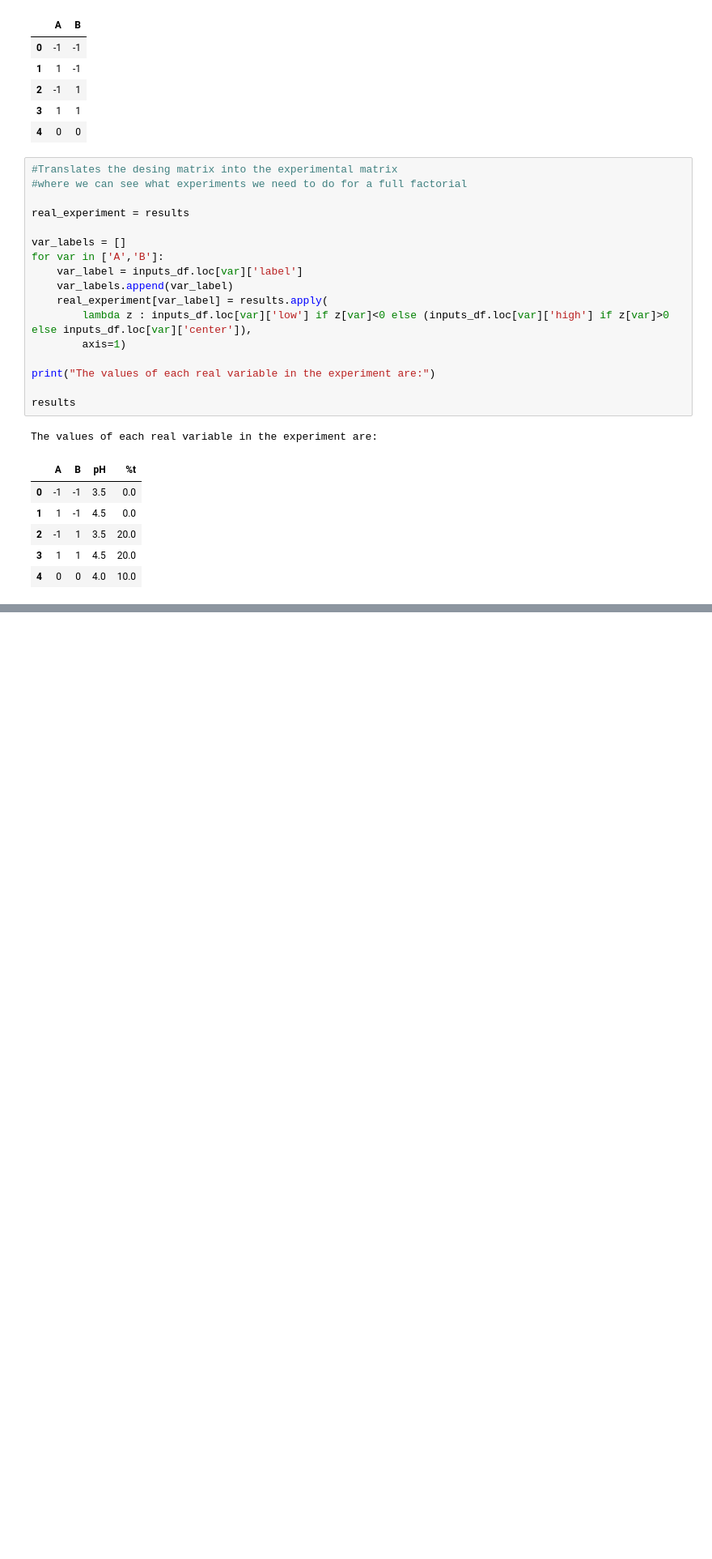
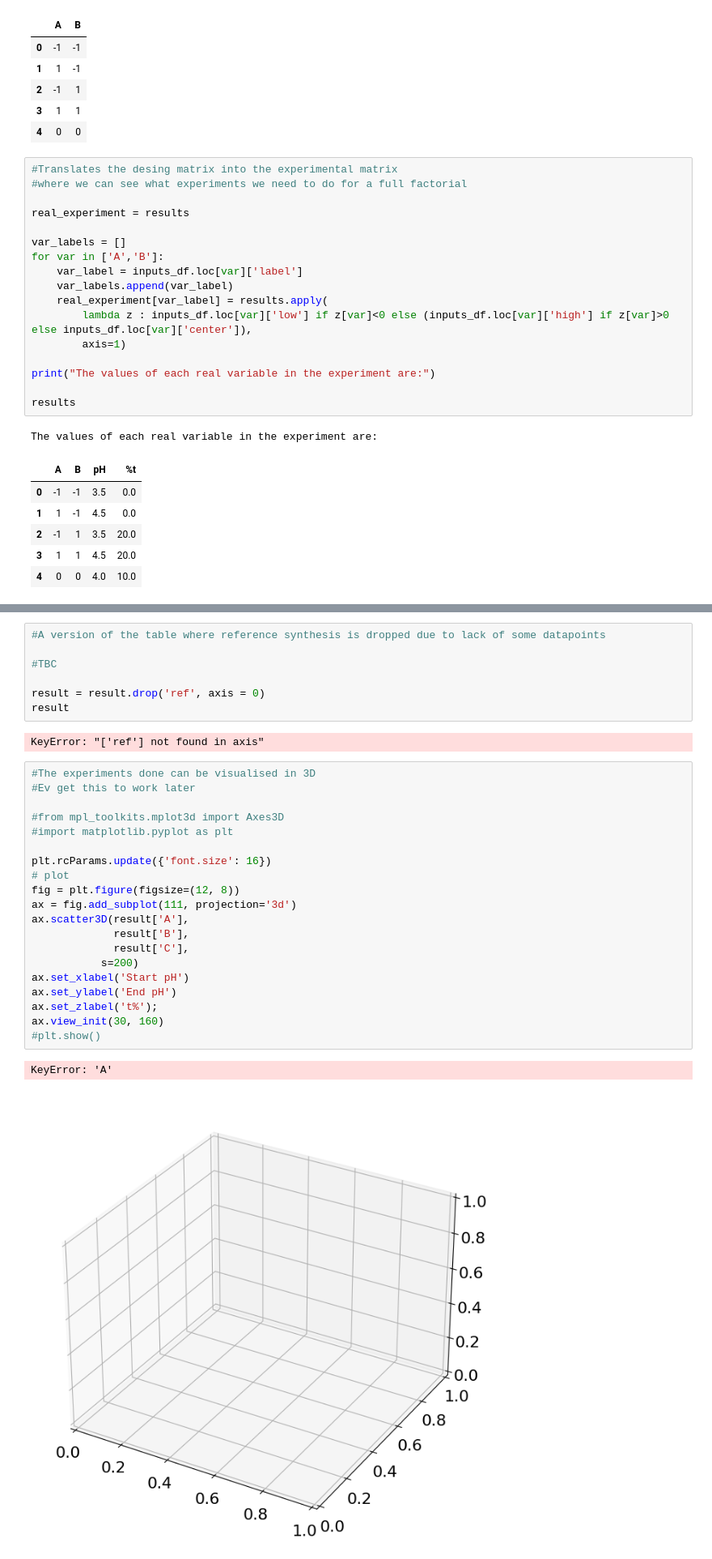
Before and after one commit to alexandraelora/DoE_Course_Material, a Jupyter notebook: Project/DoE_project_AU.ipynb, the cells around one changed output, grey strips where cells are left out. Shown: that part at 81% size. Saved outputs shown, nothing was run; the diff lists cells and outputs as text; blank space fills up the shorter version.

```diff
--- a/Project/DoE_project_AU.ipynb
+++ b/Project/DoE_project_AU.ipynb
@@ -120,0 +159,32 @@ A database in SQLite will be built to accommodate all my synthesis data.
+# %%
+#A version of the table where reference synthesis is dropped due to lack of some datapoints
+
+#TBC
+
+result = result.drop('ref', axis = 0)
+result
+# %% [output]
+KeyError: "['ref'] not found in axis"
+# %%
+#The experiments done can be visualised in 3D
+#Ev get this to work later
+
+#from mpl_toolkits.mplot3d import Axes3D
+#import matplotlib.pyplot as plt
+
+plt.rcParams.update({'font.size': 16})
+# plot
+fig = plt.figure(figsize=(12, 8))
+ax = fig.add_subplot(111, projection='3d')
+ax.scatter3D(result['A'],
+             result['B'],
+             result['C'],
+           s=200)
+ax.set_xlabel('Start pH')
+ax.set_ylabel('End pH')
+ax.set_zlabel('t%');
+ax.view_init(30, 160)
+#plt.show()
+# %% [output]
+KeyError: 'A'
+[figure, added]
```
Also changed, not shown: parts of 5 cells of this notebook.
